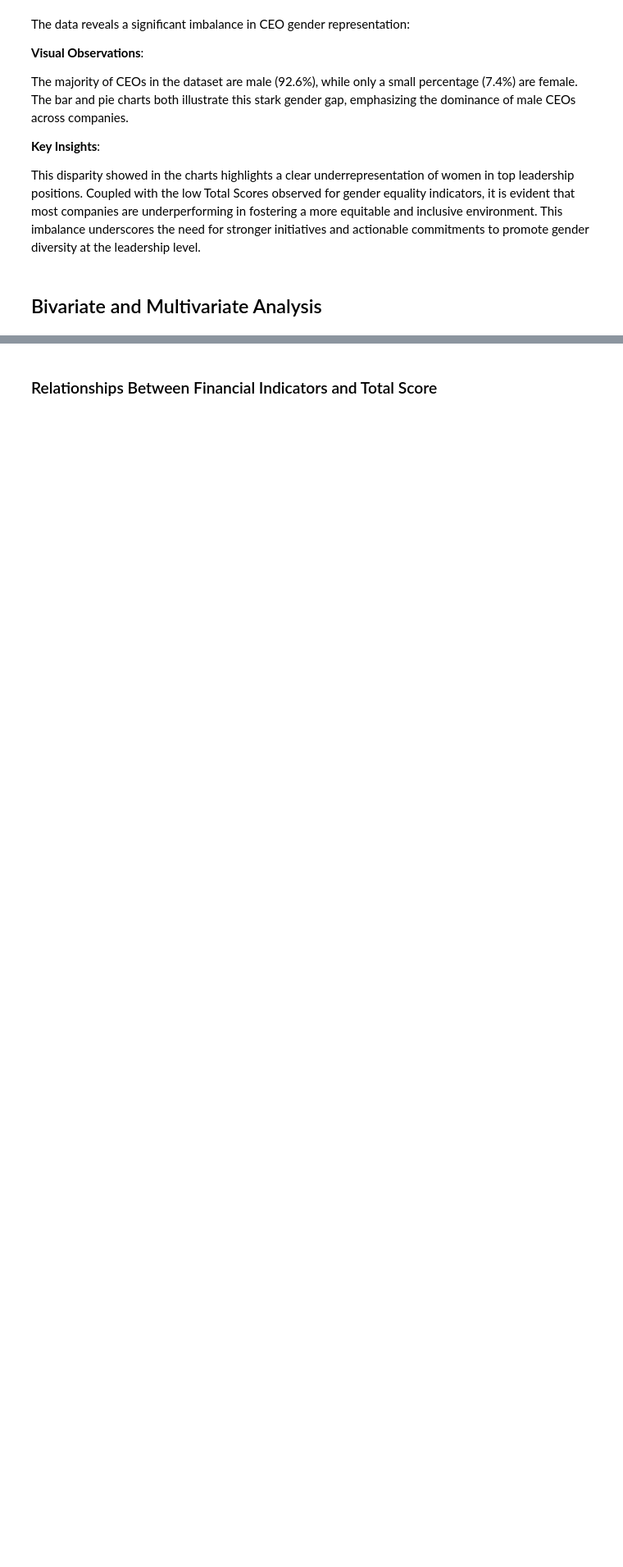
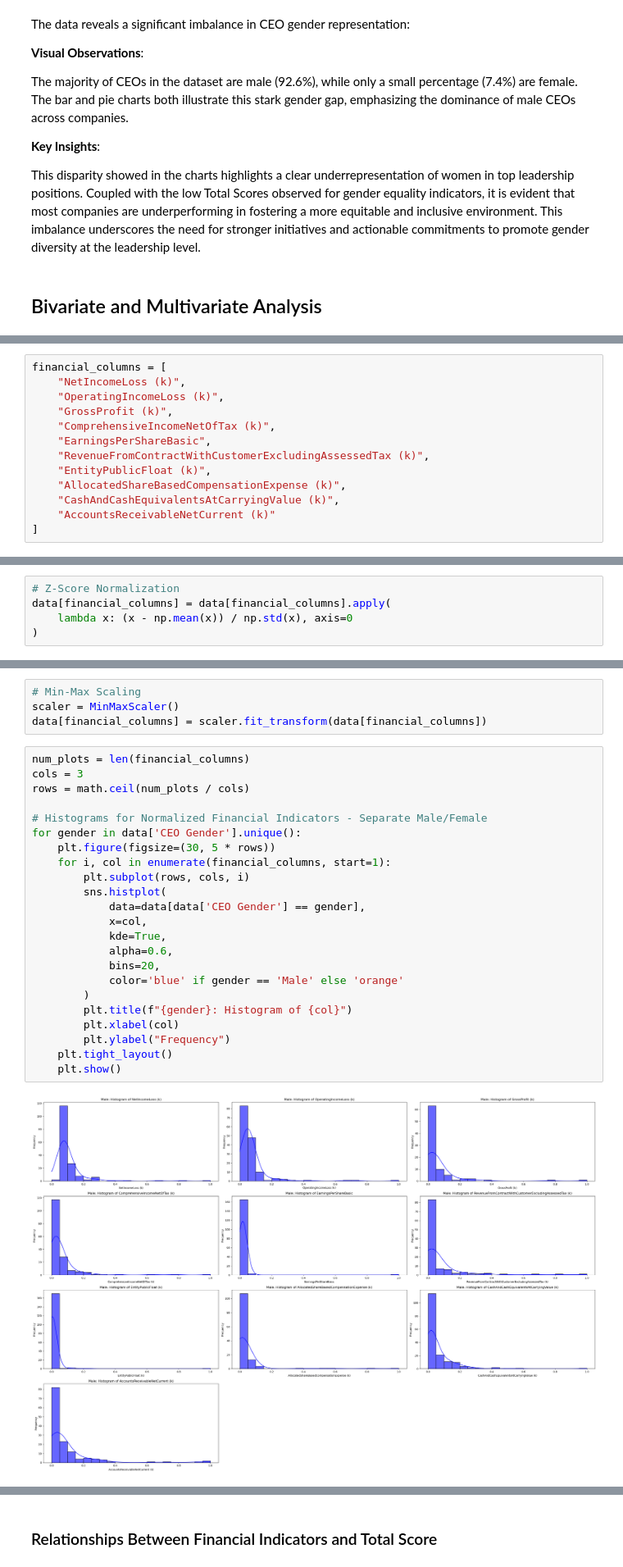
Before and after one commit to PENG-JY/InclusiveWorkplace_Study, a Jupyter notebook: technical-details/eda/main.ipynb, the cells around one changed output, grey strips where cells are left out. Shown at 82% size. Drawn from its saved outputs; the diff is of its cells as text; blank space fills up the shorter version.

```diff
--- a/technical-details/eda/main.ipynb
+++ b/technical-details/eda/main.ipynb
@@ -171,0 +177,13 @@ This disparity showed in the charts highlights a clear underrepresentation of wo
+# %%
+financial_columns = [
+    "NetIncomeLoss (k)",
+    "OperatingIncomeLoss (k)",
+    "GrossProfit (k)",
+    "ComprehensiveIncomeNetOfTax (k)",
+    "EarningsPerShareBasic",
+    "RevenueFromContractWithCustomerExcludingAssessedTax (k)",
+    "EntityPublicFloat (k)",
+    "AllocatedShareBasedCompensationExpense (k)",
+    "CashAndCashEquivalentsAtCarryingValue (k)",
+    "AccountsReceivableNetCurrent (k)"
+]
@@ -171,0 +192,5 @@ This disparity showed in the charts highlights a clear underrepresentation of wo
+# %%
+# Z-Score Normalization
+data[financial_columns] = data[financial_columns].apply(
+    lambda x: (x - np.mean(x)) / np.std(x), axis=0
+)
@@ -171,0 +199,29 @@ This disparity showed in the charts highlights a clear underrepresentation of wo
+# %%
+# Min-Max Scaling
+scaler = MinMaxScaler()
+data[financial_columns] = scaler.fit_transform(data[financial_columns])
+# %%
+num_plots = len(financial_columns)
+cols = 3
+rows = math.ceil(num_plots / cols)
+
+# Histograms for Normalized Financial Indicators - Separate Male/Female
+for gender in data['CEO Gender'].unique():
+    plt.figure(figsize=(30, 5 * rows))
+    for i, col in enumerate(financial_columns, start=1):
+        plt.subplot(rows, cols, i)
+        sns.histplot(
+            data=data[data['CEO Gender'] == gender],
+            x=col,
+            kde=True,
+            alpha=0.6,
+            bins=20,
+            color='blue' if gender == 'Male' else 'orange'
+        )
+        plt.title(f"{gender}: Histogram of {col}")
+        plt.xlabel(col)
+        plt.ylabel("Frequency")
+    plt.tight_layout()
+    plt.show()
+# %% [output]
+[figure, added]
```
Also changed, not shown: parts of 20 cells of this notebook, 2 other files.
